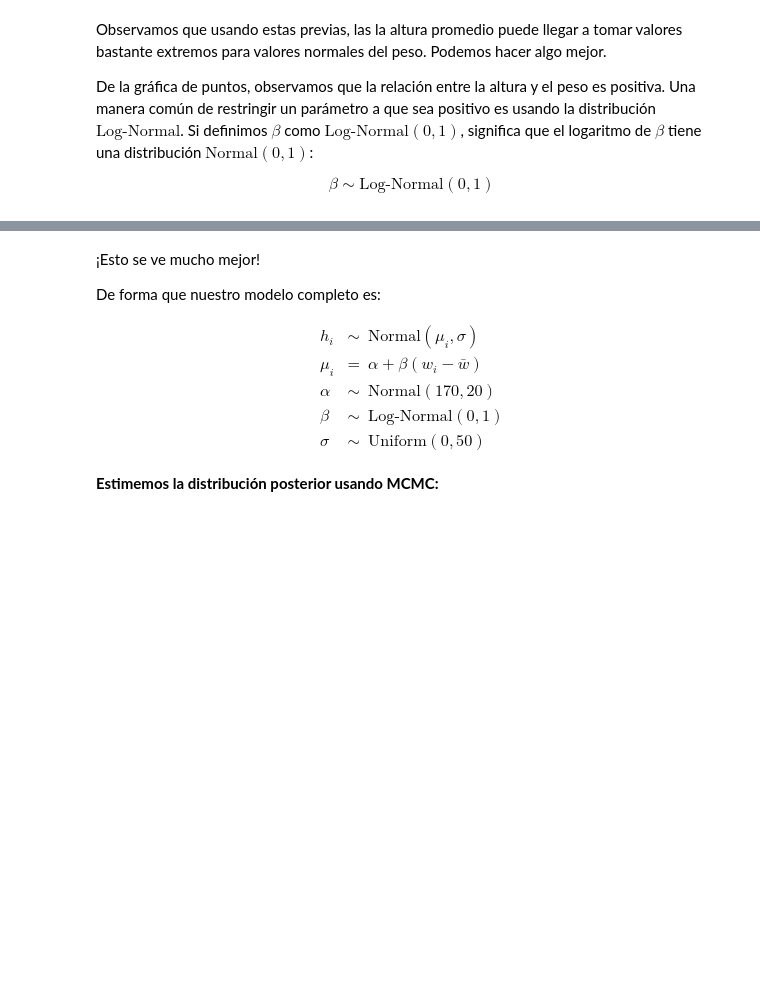
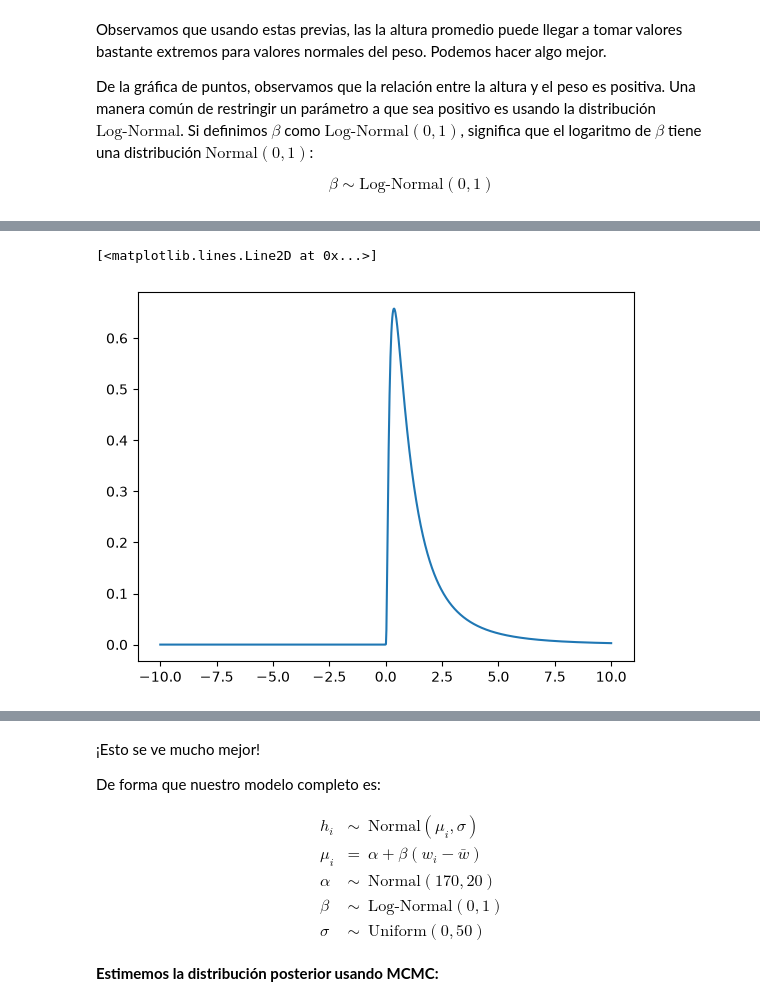
Before and after one commit to MichelleRomoM/mgp2026, a Jupyter notebook: m1-intro-modelado-probabilistico/c5-regresion-lineal-bayesiana/3-modelos-regresion-lineal.ipynb, the cells around one changed output, grey strips where cells are left out. Drawn from its saved outputs; the diff is of its cells as text; code cells hidden in the pictures; blank space fills up the shorter version.

```diff
--- a/m1-intro-modelado-probabilistico/c5-regresion-lineal-bayesiana/3-modelos-regresion-lineal.ipynb
+++ b/m1-intro-modelado-probabilistico/c5-regresion-lineal-bayesiana/3-modelos-regresion-lineal.ipynb
@@ -118,2 +171,10 @@ $$
+# %%
+beta_prior = stats.lognorm(s=1, scale=np.exp(0))
+# %%
+x = np.linspace(-10, 10, 1000)
+plt.plot(x, beta_prior.pdf(x))
+# %% [output]
+[<matplotlib.lines.Line2D at 0x...>]
+[figure, added]
 # %%
 # Simulación previa predictiva
```
Also changed, not shown: parts of 40 cells of this notebook, 1 other file.
